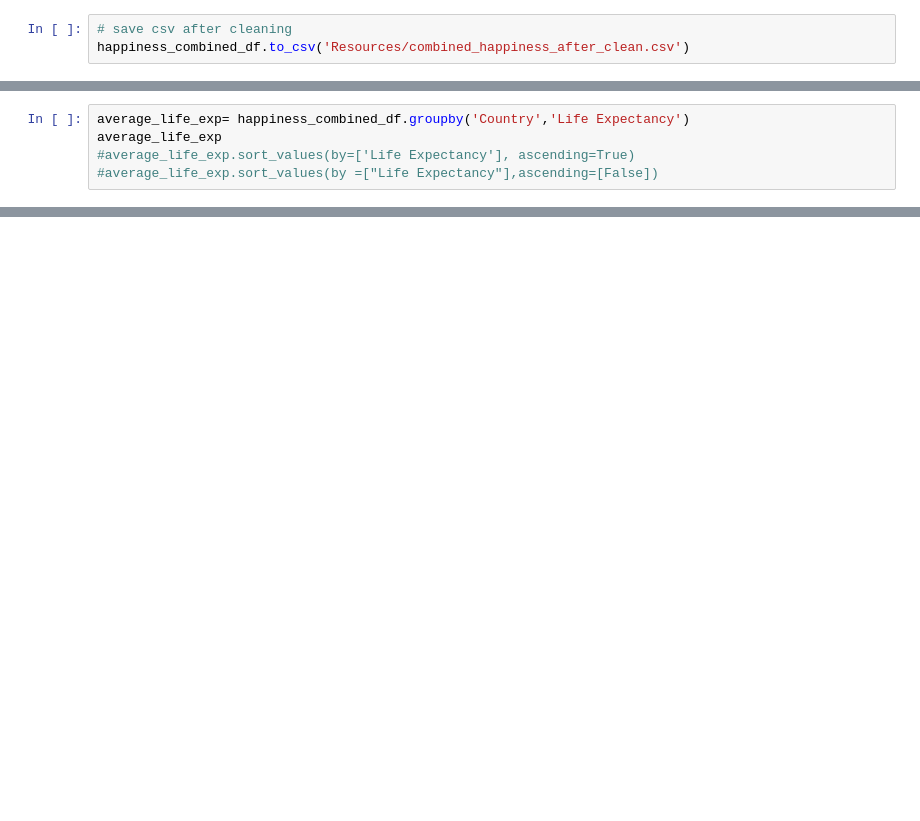
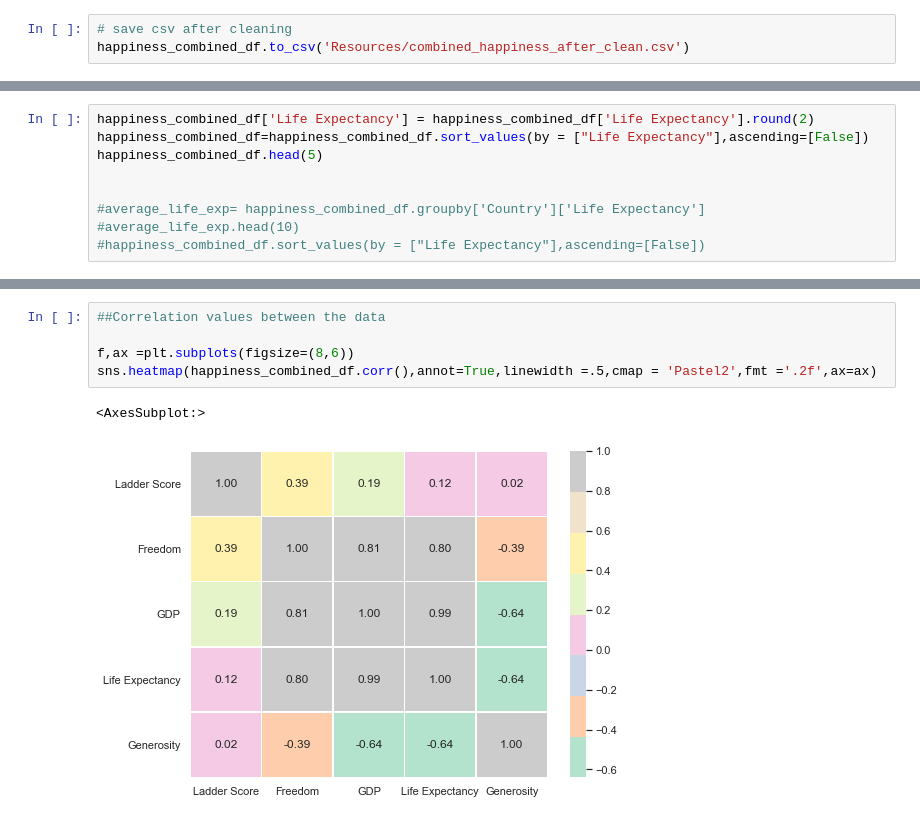
Before and after one commit to Ryan-Malin/TeamHappinessMain, a Jupyter notebook: Ramya's.ipynb, the cells around one changed output, grey strips where cells are left out. Cells and saved outputs as stored; diff of their text form; blank space fills up the shorter version.

```diff
--- a/Ramya's.ipynb
+++ b/Ramya's.ipynb
@@ -138,5 +216,9 @@ happiness_combined_df.sort_values(by = ["Life Expectancy"],ascending=[False])
 # %%
-average_life_exp= happiness_combined_df.groupby('Country','Life Expectancy')
-average_life_exp
-#average_life_exp.sort_values(by=['Life Expectancy'], ascending=True)
-#average_life_exp.sort_values(by =["Life Expectancy"],ascending=[False])
+happiness_combined_df['Life Expectancy'] = happiness_combined_df['Life Expectancy'].round(2)
+happiness_combined_df=happiness_combined_df.sort_values(by = ["Life Expectancy"],ascending=[False])
+happiness_combined_df.head(5)
+
+
+#average_life_exp= happiness_combined_df.groupby['Country']['Life Expectancy']
+#average_life_exp.head(10)
+#happiness_combined_df.sort_values(by = ["Life Expectancy"],ascending=[False])
@@ -142,0 +233,8 @@ average_life_exp
+# %%
+##Correlation values between the data
+
+f,ax =plt.subplots(figsize=(8,6))
+sns.heatmap(happiness_combined_df.corr(),annot=True,linewidth =.5,cmap = 'Pastel2',fmt ='.2f',ax=ax)
+# %% [output]
+<AxesSubplot:>
+[figure, added]
```
Also changed, not shown: parts of 16 cells of this notebook.
